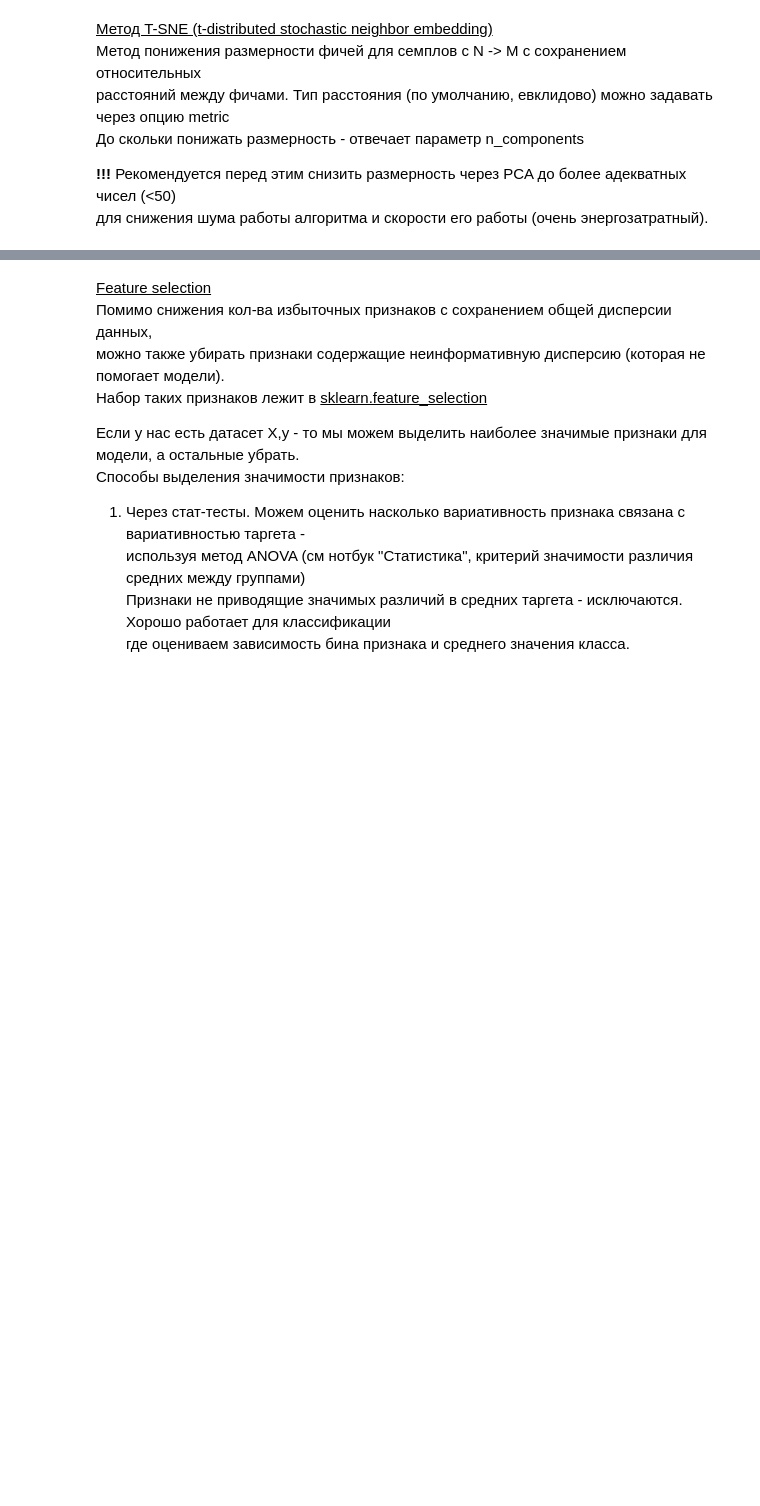
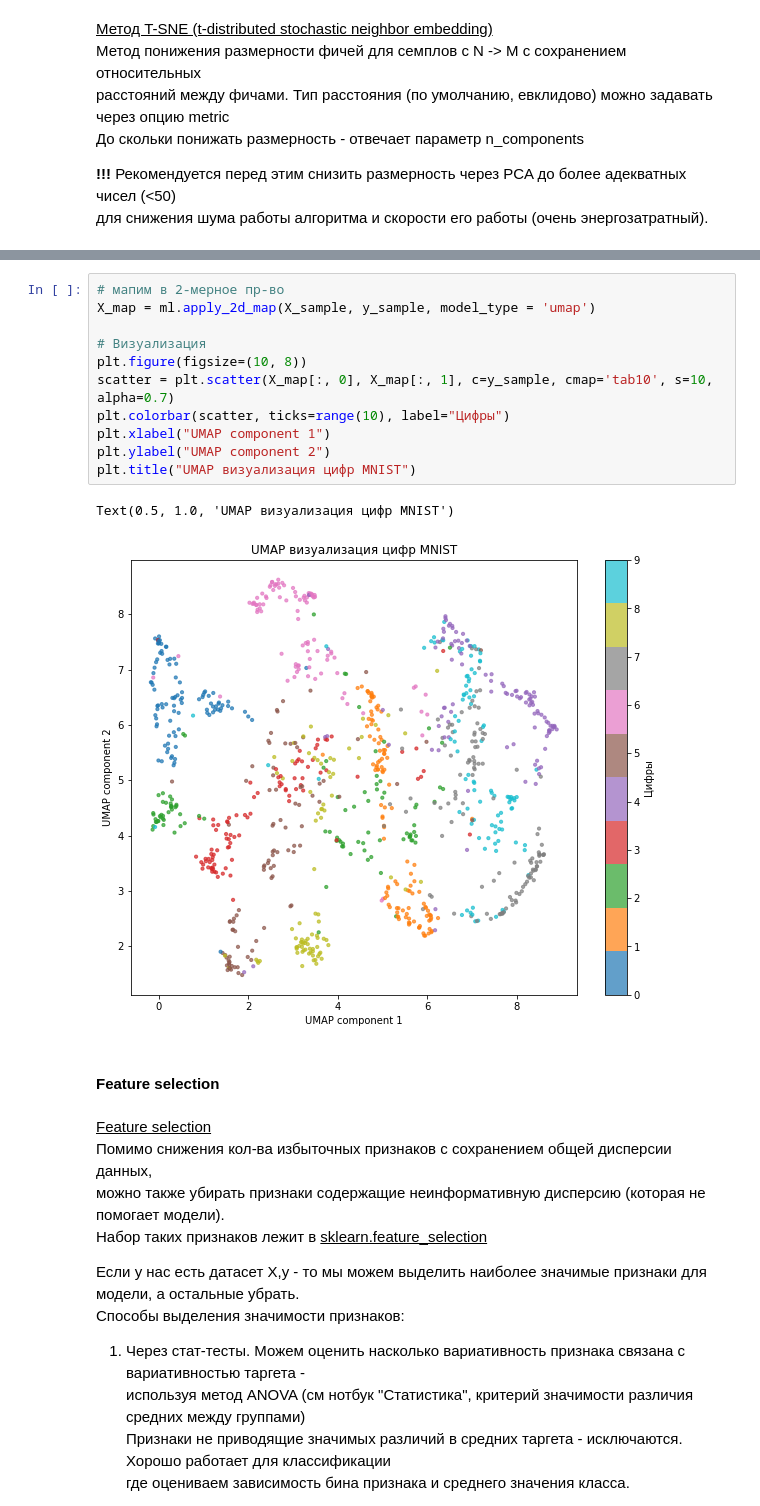
Before and after one commit to gavrevnik/analytics_tools, a Jupyter notebook: ML.ipynb, the cells around one changed output, grey strips where cells are left out. Saved outputs shown, nothing was run; the diff lists cells and outputs as text; blank space fills up the shorter version.

```diff
--- a/ML.ipynb
+++ b/ML.ipynb
@@ -998,3 +1028,19 @@ Text(0.5, 1.0, 't-SNE визуализация цифр MNIST')
+# %%
+# мапим в 2-мерное пр-во
+X_map = ml.apply_2d_map(X_sample, y_sample, model_type = 'umap')
+
+# Визуализация
+plt.figure(figsize=(10, 8))
+scatter = plt.scatter(X_map[:, 0], X_map[:, 1], c=y_sample, cmap='tab10', s=10, alpha=0.7)
+plt.colorbar(scatter, ticks=range(10), label="Цифры")
+plt.xlabel("UMAP component 1")
+plt.ylabel("UMAP component 2")
+plt.title("UMAP визуализация цифр MNIST")
+# %% [output]
+Text(0.5, 1.0, 'UMAP визуализация цифр MNIST')
+[figure, added]
+# %% [markdown]
+#### Feature selection
 # %% [markdown]
 <u>Feature selection</u>
 Помимо снижения кол-ва избыточных признаков с сохранением общей дисперсии данных,
```
Also changed, not shown: parts of 10 cells of this notebook, 5 other files.
